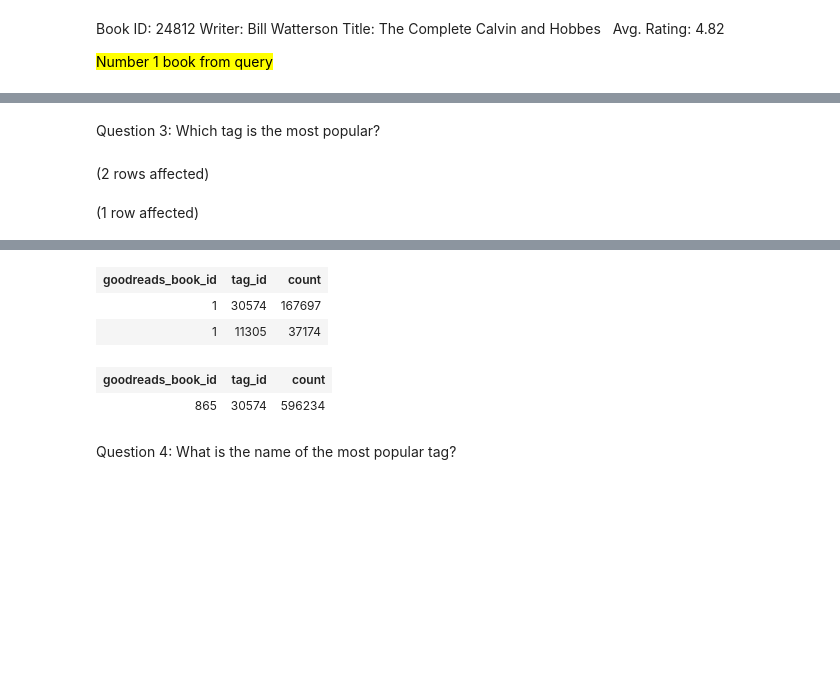
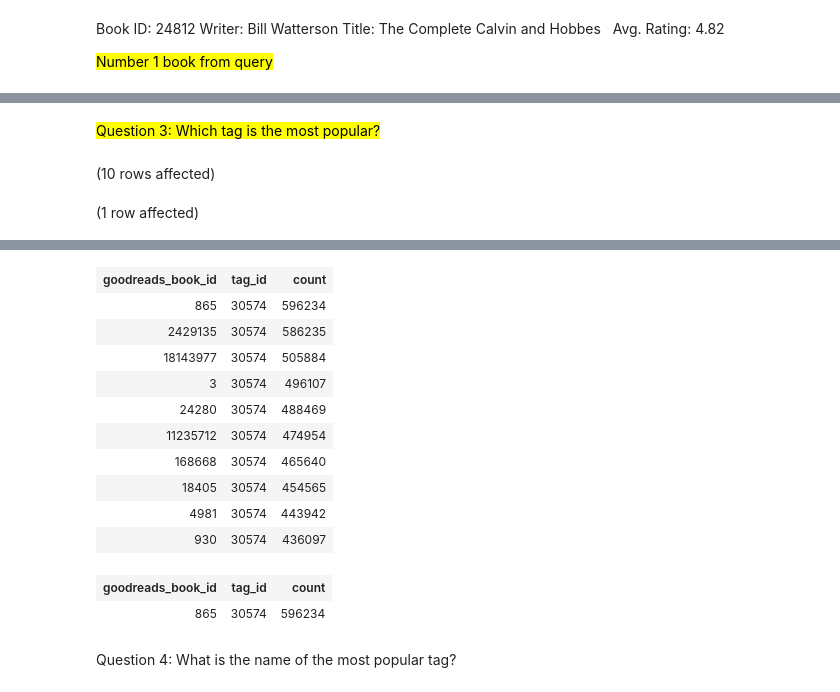
Before and after one commit to hollyhira/Studio-11-SQL-Part-1-Studio, a Jupyter notebook: SQL-Part-1-Studio.ipynb, the cells around one changed output, grey strips where cells are left out. Cells and saved outputs as stored; diff of their text form; code cells hidden in the pictures; blank space fills up the shorter version.

```diff
--- a/SQL-Part-1-Studio.ipynb
+++ b/SQL-Part-1-Studio.ipynb
@@ -104,12 +77,12 @@ Total execution time: 00:00:00.105
 # %% [markdown]
-Question 3: Which tag is the most popular?
+<mark>Question 3: Which tag is the most popular?</mark>
 # %%
 -- return most popular tag
 USE BooksDB
 
-Select Top (2)* From book_tags
+Select Top (10)* From book_tags Order by Count DESC
 
 Select * From book_tags WHERE count = (SELECT MAX (count) FROM book_tags)
 # %% [output]
-(2 rows affected)
+(10 rows affected)
 (1 row affected)
@@ -117,6 +90,14 @@ Total execution time: 00:00:00.253
 | goodreads_book_id | tag_id | count |
-| 1 | 30574 | 167697 |
-| 1 | 11305 | 37174 |
+| 865 | 30574 | 596234 |
+| 2429135 | 30574 | 586235 |
+| 18143977 | 30574 | 505884 |
+| 3 | 30574 | 496107 |
+| 24280 | 30574 | 488469 |
+| 11235712 | 30574 | 474954 |
+| 168668 | 30574 | 465640 |
+| 18405 | 30574 | 454565 |
+| 4981 | 30574 | 443942 |
+| 930 | 30574 | 436097 |
 | goodreads_book_id | tag_id | count |
 | 865 | 30574 | 596234 |
 # %% [markdown]
```
Also changed, not shown: parts of 8 cells of this notebook.
